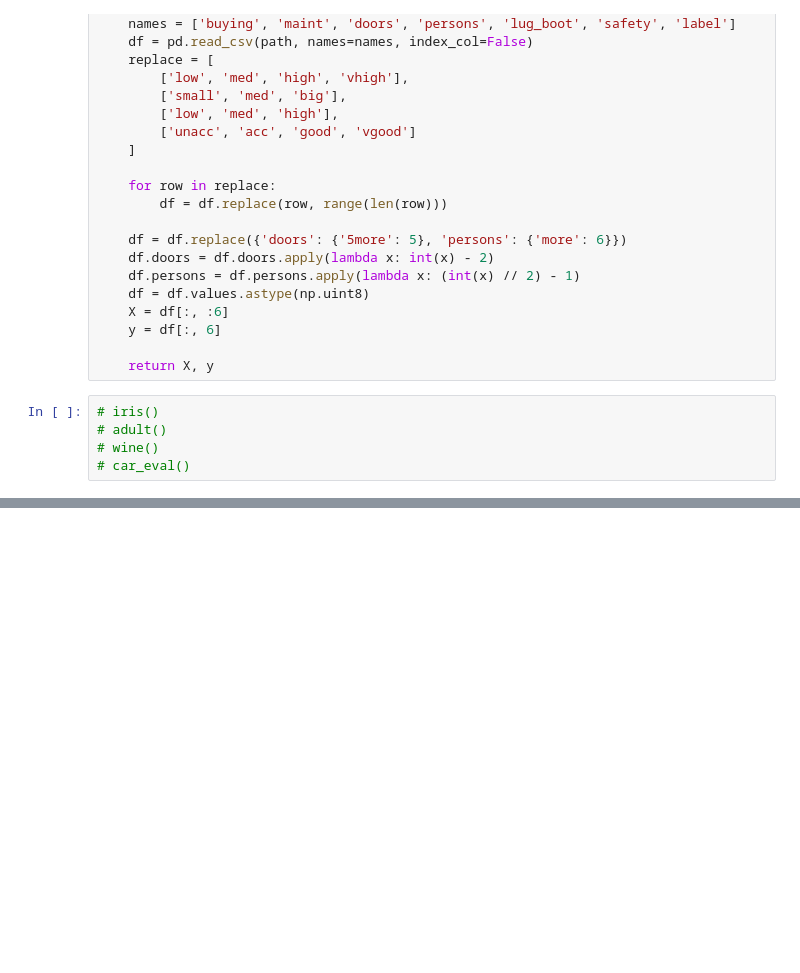
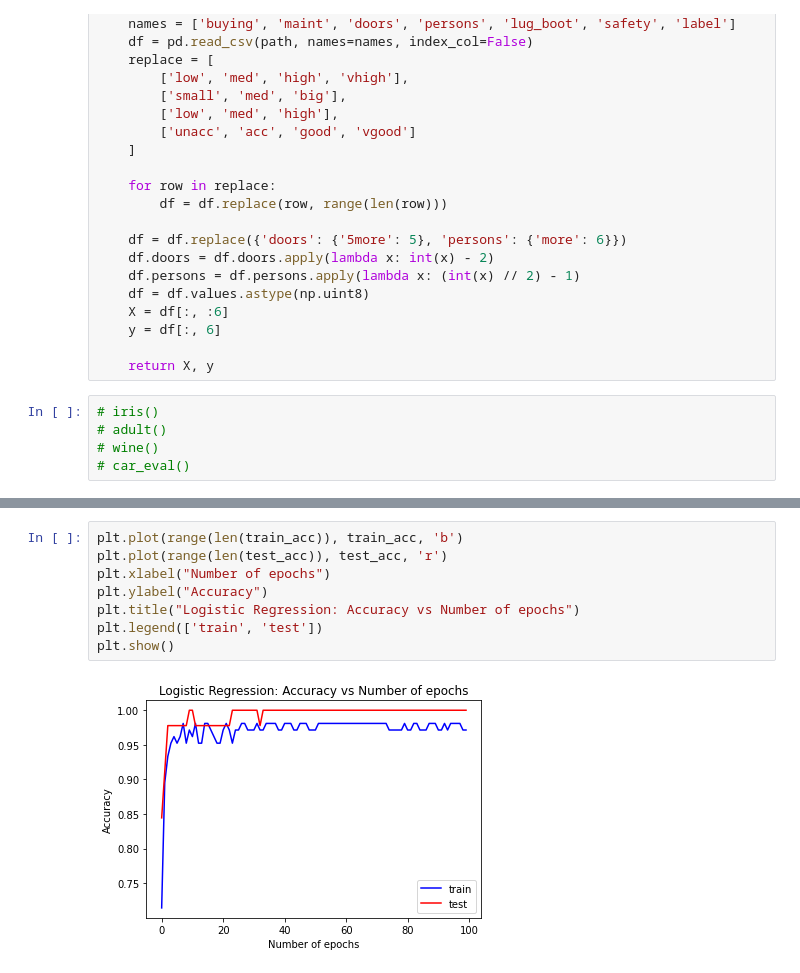
Before and after one commit to jinyingtld/python, a Jupyter notebook: AI6103_tutorial.ipynb, the cells around one changed output, grey strips where cells are left out. Saved outputs shown, nothing was run; the diff lists cells and outputs as text; blank space fills up the shorter version.

```diff
--- a/AI6103_tutorial.ipynb
+++ b/AI6103_tutorial.ipynb
@@ -106,0 +378,10 @@ def car_eval():
+# %%
+plt.plot(range(len(train_acc)), train_acc, 'b')
+plt.plot(range(len(test_acc)), test_acc, 'r')
+plt.xlabel("Number of epochs")
+plt.ylabel("Accuracy")
+plt.title("Logistic Regression: Accuracy vs Number of epochs")
+plt.legend(['train', 'test'])
+plt.show()
+# %% [output]
+[figure, added]
```
Also changed, not shown: parts of 23 cells of this notebook.
